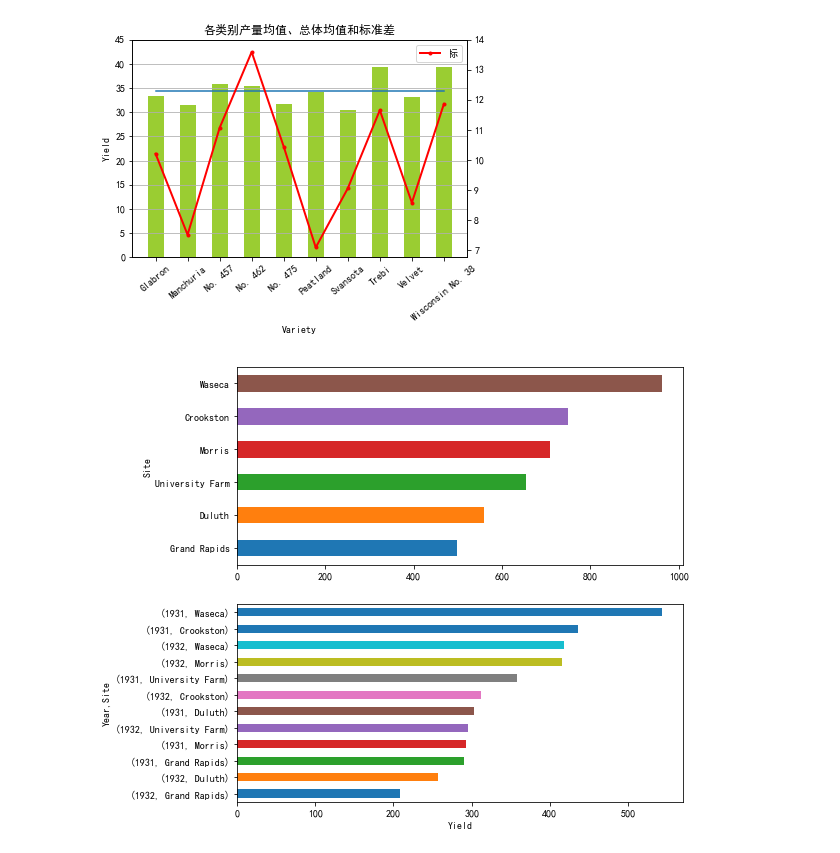
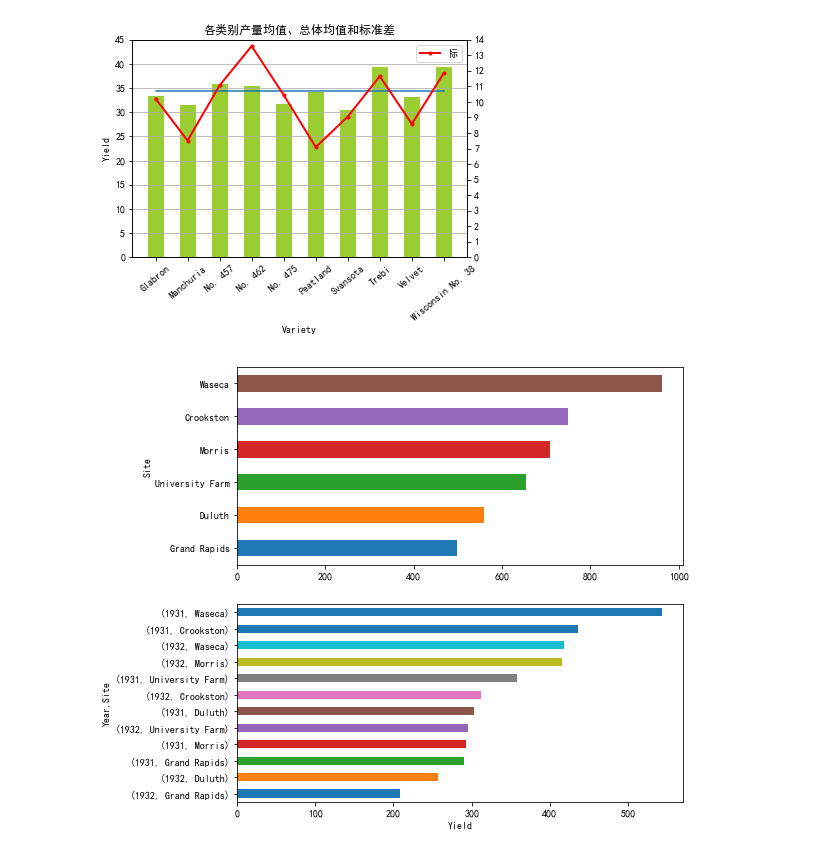
Before and after one commit to GYT0313/JupyterNotebook, a Jupyter notebook: JupyterNotebook/matplotlib/data_visualization/shiyan/sheji-final/design-final.ipynb, the cells around one changed output. Cells and saved outputs as stored; diff of their text form; code cells hidden in the pictures.

```diff
--- a/JupyterNotebook/matplotlib/data_visualization/shiyan/sheji-final/design-final.ipynb
+++ b/JupyterNotebook/matplotlib/data_visualization/shiyan/sheji-final/design-final.ipynb
@@ -11,36 +11,38 @@ plt.rcParams['axes.unicode_minus'] = False
 # 取出试验点名、种类名
 sites = data.Site.unique()
 varieties = data.Variety.unique()
 
 # 计算各种类平均值、总体平均值、各种类标准差
 # 种类平均值
 varieties_mean = data.groupby('Variety')['Yield'].mean()
 all_mean = data.Yield.mean()
 varieties_standard_deviation = data.groupby('Variety')['Yield'].std()
 # 绘图
 
 fig,ax1 = plt.subplots()
 # 均值
 plt.plot(varieties, [all_mean for i in range(len(varieties))])
 plt.title('各类别产量均值、总体均值和标准差')
 # 种类均值
 plt.bar(varieties, varieties_mean, facecolor='yellowgreen', width=0.5)
 plt.grid(axis='y')
 plt.xlabel('Variety')
 plt.ylabel('Yield')
 plt.xticks(rotation=40)
 plt.yticks(range(0,50,5))
 
 # 标准差
 ax2 = ax1.twinx()
 plt.plot(varieties, varieties_standard_deviation,'.-', lw=2, color='r')
 plt.yticks(range(7,15))
 plt.legend('标准差', loc = 'best')
-
-plt.savefig('./整体分析.jpg')
+plt.yticks(range(0,15))
+plt.rcParams['figure.figsize'] = (10.0, 4.0) # 设置figure_size尺寸
+#plt.tight_layout()
+plt.savefig('./整体分析aaa.jpg', dpi=100)
 plt.show()
 # %% [output]
-[figure, old version]
+[figure, new version]
 # %%
 '''按地区分析'''
 fig, axes = plt.subplots(2,1)
```
Also changed, not shown: parts of 2 cells of this notebook, 21 other files.
